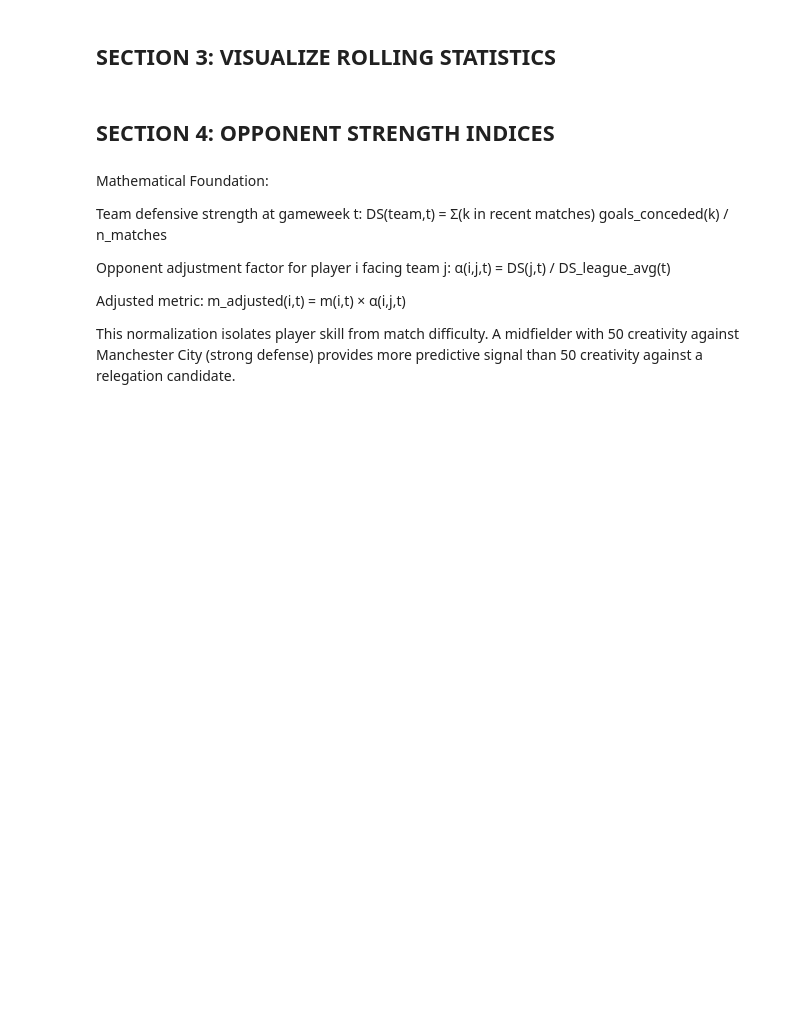
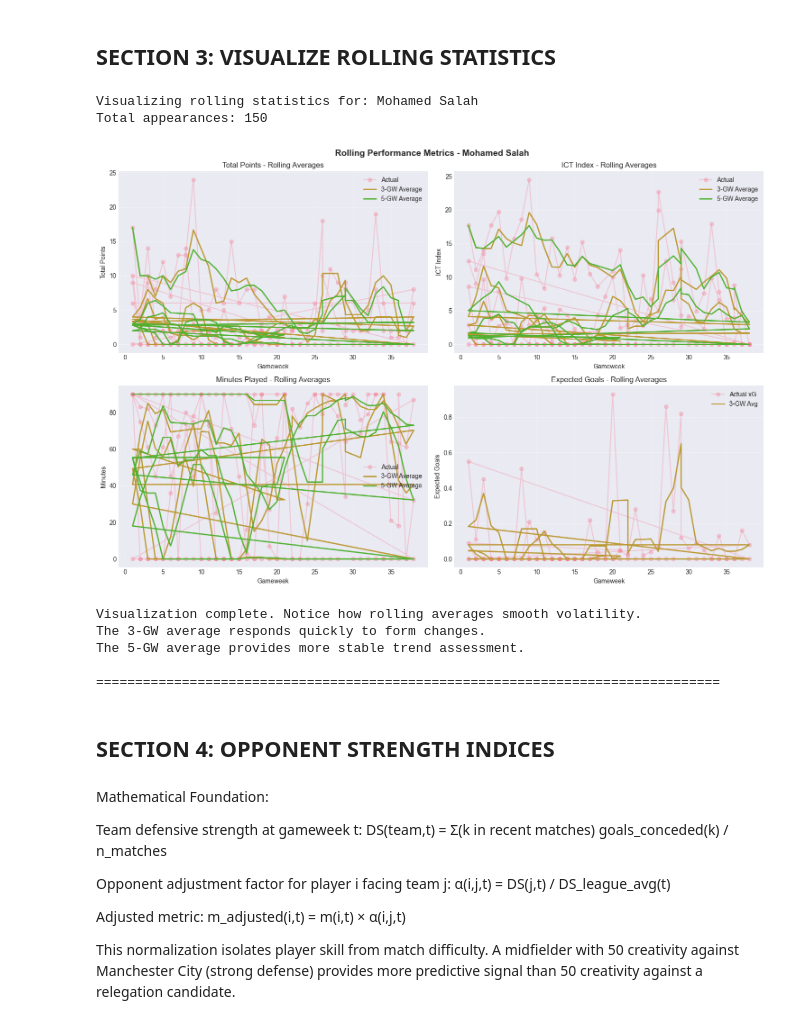
Before and after one commit to Splinter0017/fpl-advisor-engine, a Jupyter notebook: Notebooks/02_feature_engineering.ipynb, the cells around one changed output. Drawn from its saved outputs; the diff is of its cells as text; code cells hidden in the pictures; blank space fills up the shorter version.

```diff
--- a/Notebooks/02_feature_engineering.ipynb
+++ b/Notebooks/02_feature_engineering.ipynb
@@ -26,7 +26,7 @@ sns.set_palette("husl")
 # %% [markdown]
 ## CONFIGURATION
 # %%
-BASE_DIR = Path.cwd().parent if 'notebooks' in str(Path.cwd()) else Path.cwd()
+BASE_DIR = Path.cwd().parent if 'Notebooks' in str(Path.cwd()) else Path.cwd()
 PROCESSED_DIR = BASE_DIR / "data" / "processed"
 
 print(f"Base Directory: {BASE_DIR}")
@@ -162,7 +196,7 @@ active_players = player_games[player_games >= 20].index
 
 # Get a sample player
 if len(active_players) > 0:
-    sample_player_id = active_players[0]
+    sample_player_id = active_players[232]
     player_data = df[df['element'] == sample_player_id].copy()
     player_name = player_data['name'].iloc[0] if 'name' in player_data.columns else f"Player {sample_player_id}"
 
@@ -206,33 +240,42 @@ if len(active_players) > 0:
     ax.legend()
     ax.grid(True, alpha=0.3)
 
     # Plot 4: Expected Goals (if available)
     ax = axes[1, 1]
     if 'expected_goals' in player_data.columns and not player_data['expected_goals'].isna().all():
         ax.plot(player_data['GW'], player_data['expected_goals'], 'o-', alpha=0.3, label='Actual xG')
         if 'expected_goals_roll_3gw' in player_data.columns:
             ax.plot(player_data['GW'], player_data['expected_goals_roll_3gw'], '-', linewidth=2, label='3-GW Avg')
         ax.set_xlabel('Gameweek')
         ax.set_ylabel('Expected Goals')
         ax.set_title('Expected Goals - Rolling Averages')
         ax.legend()
     else:
         ax.text(0.5, 0.5, 'Expected Goals data not available\nfor this player/season',
                 ha='center', va='center', transform=ax.transAxes, fontsize=12)
     ax.grid(True, alpha=0.3)
 
     plt.tight_layout()
     plt.savefig(BASE_DIR / 'notebooks' / 'figures' / 'rolling_stats_example.png', dpi=150, bbox_inches='tight')
     plt.show()
 
     print("\nVisualization complete. Notice how rolling averages smooth volatility.")
     print("The 3-GW average responds quickly to form changes.")
     print("The 5-GW average provides more stable trend assessment.")
 
 else:
     print("No players with sufficient appearances found for visualization.")
 
 print("\n" + "="*80 + "\n")
+# %% [output]
+Visualizing rolling statistics for: Mohamed Salah
+Total appearances: 150
+[figure, added]
+Visualization complete. Notice how rolling averages smooth volatility.
+The 3-GW average responds quickly to form changes.
+The 5-GW average provides more stable trend assessment.
+
+================================================================================
 # %% [markdown]
 ## SECTION 4: OPPONENT STRENGTH INDICES
 # %% [markdown]
```
Also changed, not shown: parts of 9 cells of this notebook, 7 other files.
